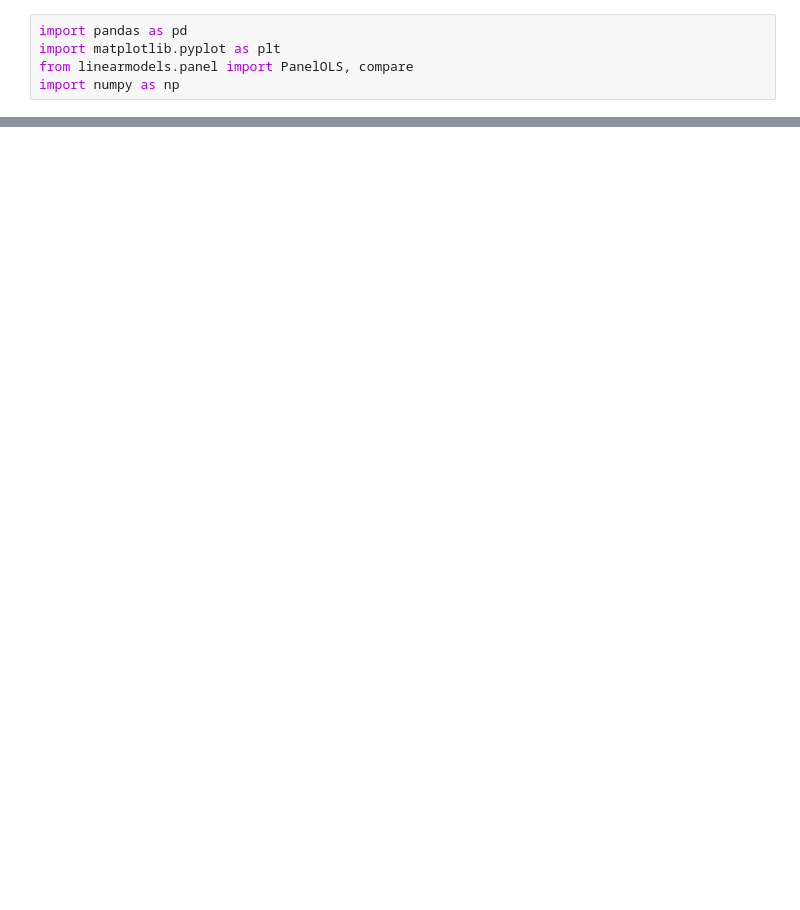
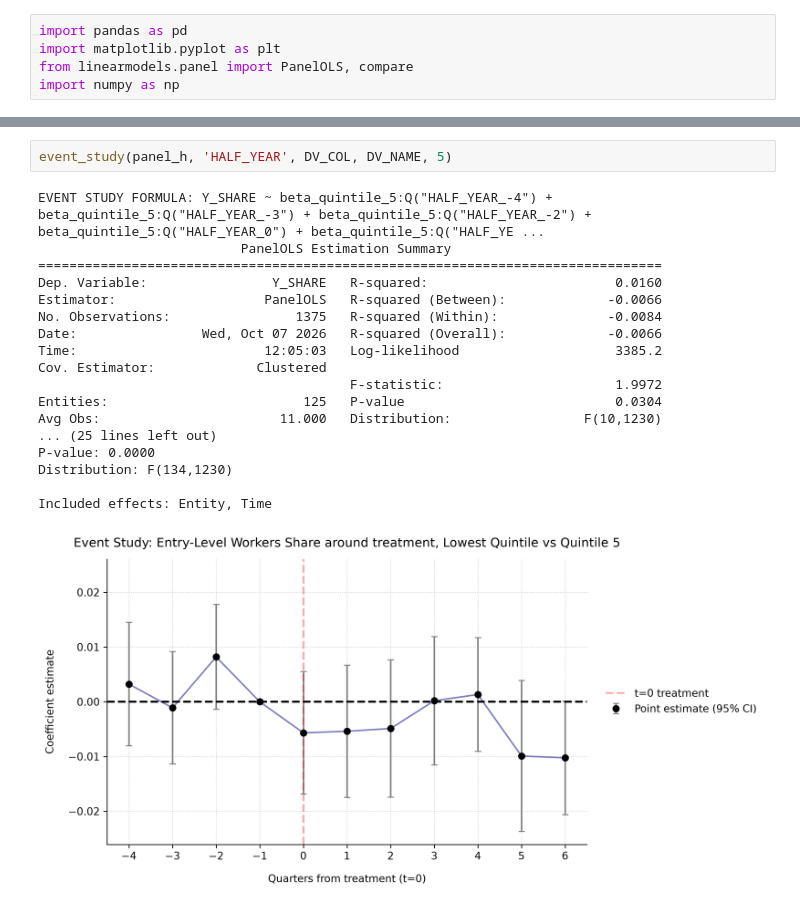
Before and after one commit to eamin-a/ai-exposure-labor-impacts-thesis, a Jupyter notebook: src/pre_trends.ipynb, the cells around one changed output, grey strips where cells are left out. Saved outputs shown, nothing was run; the diff lists cells and outputs as text; blank space fills up the shorter version.

```diff
--- a/src/pre_trends.ipynb
+++ b/src/pre_trends.ipynb
@@ -135,0 +159,21 @@ EVENT STUDY FORMULA: Y_SHARE ~ beta_quintile_5:Q("QUARTER_-4") + beta_quintile_5
+# %%
+event_study(panel_h, 'HALF_YEAR', DV_COL, DV_NAME, 5)
+# %% [output]
+EVENT STUDY FORMULA: Y_SHARE ~ beta_quintile_5:Q("HALF_YEAR_-4") + beta_quintile_5:Q("HALF_YEAR_-3") + beta_quintile_5:Q("HALF_YEAR_-2") + beta_quintile_5:Q("HALF_YEAR_0") + beta_quintile_5:Q("HALF_YE ...
+                          PanelOLS Estimation Summary
+================================================================================
+Dep. Variable:                Y_SHARE   R-squared:                        0.0160
+Estimator:                   PanelOLS   R-squared (Between):             -0.0066
+No. Observations:                1375   R-squared (Within):              -0.0084
+Date:                Wed, Oct 07 2026   R-squared (Overall):             -0.0066
+Time:                        12:05:03   Log-likelihood                    3385.2
+Cov. Estimator:             Clustered
+                                        F-statistic:                      1.9972
+Entities:                         125   P-value                           0.0304
+Avg Obs:                       11.000   Distribution:                 F(10,1230)
+... (25 lines left out)
+P-value: 0.0000
+Distribution: F(134,1230)
+
+Included effects: Entity, Time
+[figure, added]
```
Also changed, not shown: parts of 11 cells of this notebook, 14 other files.
